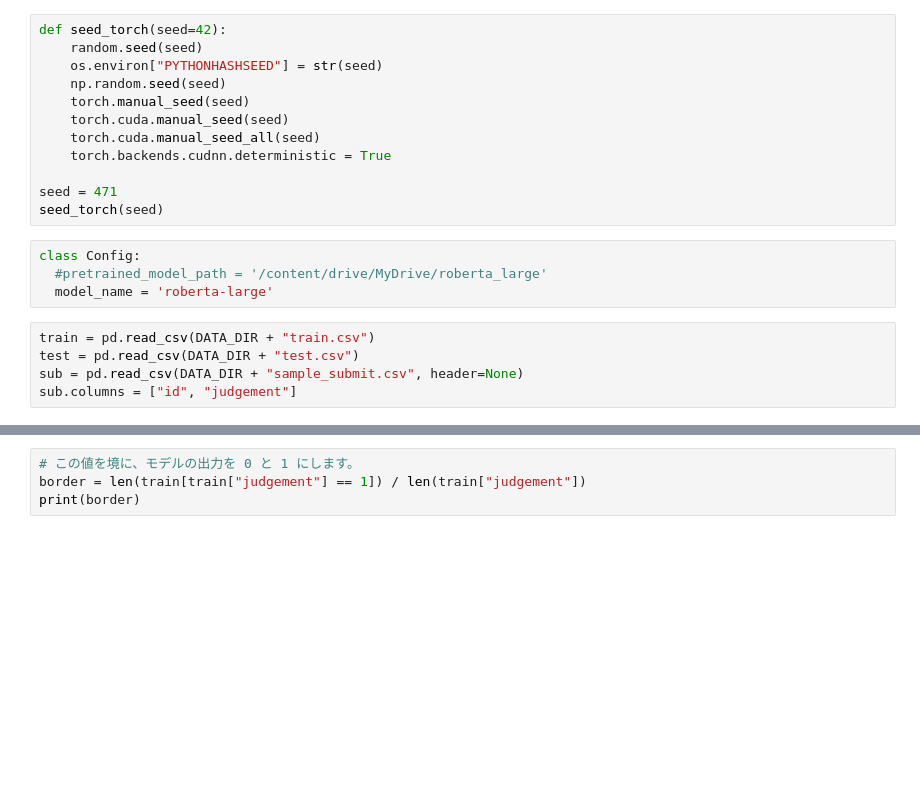
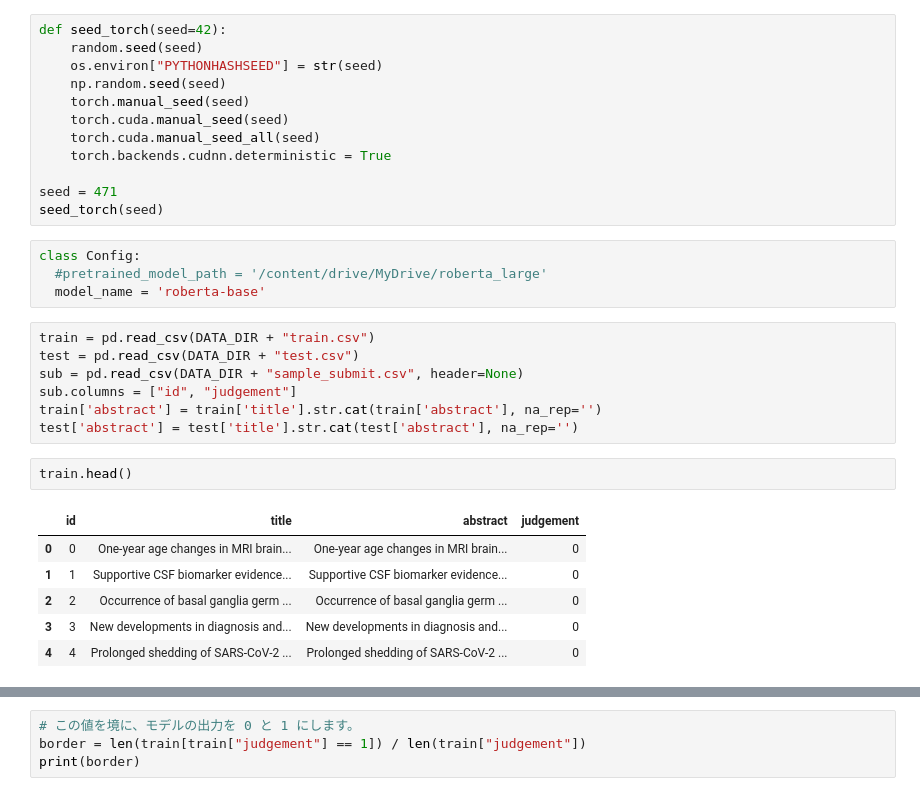
Before and after one commit to mk0653/untitled, a Jupyter notebook: iryou_bert_FT.ipynb, the cells around one changed output, grey strips where cells are left out. Cells and saved outputs as stored; diff of their text form; blank space fills up the shorter version.

```diff
--- a/iryou_bert_FT.ipynb
+++ b/iryou_bert_FT.ipynb
@@ -60,9 +62,20 @@ seed_torch(seed)
 # %%
 class Config:
   #pretrained_model_path = '/content/drive/MyDrive/roberta_large'
-  model_name = 'roberta-large'
+  model_name = 'roberta-base'
 # %%
 train = pd.read_csv(DATA_DIR + "train.csv")
 test = pd.read_csv(DATA_DIR + "test.csv")
 sub = pd.read_csv(DATA_DIR + "sample_submit.csv", header=None)
 sub.columns = ["id", "judgement"]
+train['abstract'] = train['title'].str.cat(train['abstract'], na_rep='')
+test['abstract'] = test['title'].str.cat(test['abstract'], na_rep='')
+# %%
+train.head()
+# %% [output]
+|  | id | title | abstract | judgement |
+| 0 | 0 | One-year age changes in MRI brain... | One-year age changes in MRI brain... | 0 |
+| 1 | 1 | Supportive CSF biomarker evidence... | Supportive CSF biomarker evidence... | 0 |
+| 2 | 2 | Occurrence of basal ganglia germ ... | Occurrence of basal ganglia germ ... | 0 |
+| 3 | 3 | New developments in diagnosis and... | New developments in diagnosis and... | 0 |
+| 4 | 4 | Prolonged shedding of SARS-CoV-2 ... | Prolonged shedding of SARS-CoV-2 ... | 0 |
```
Also changed, not shown: parts of 9 cells of this notebook.
